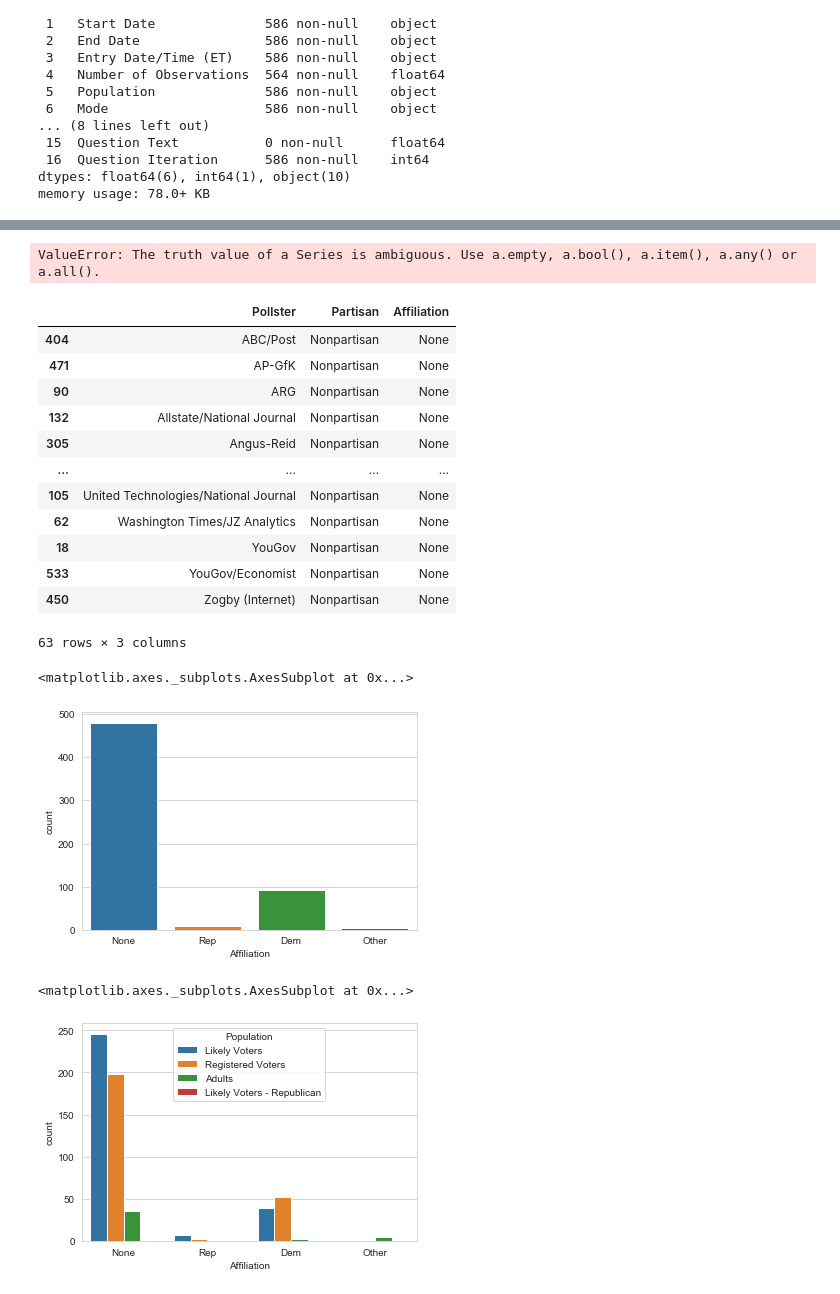
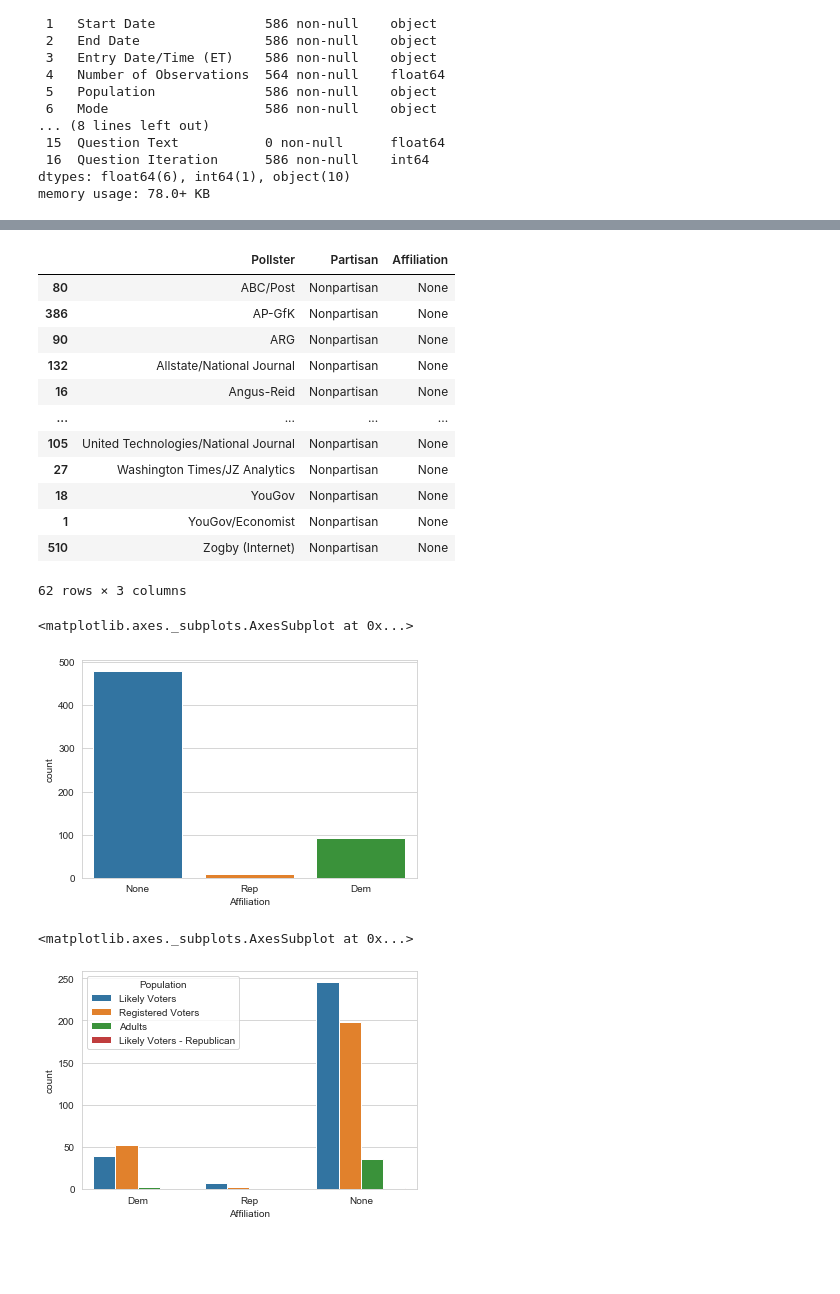
Before and after one commit to fujispooo/datascience, a Jupyter notebook: Lec66(American election).ipynb, the cells around one changed output, grey strips where cells are left out. Saved outputs shown, nothing was run; the diff lists cells and outputs as text; code cells hidden in the pictures; blank space fills up the shorter version.

```diff
--- a/Lec66(American election).ipynb
+++ b/Lec66(American election).ipynb
@@ -61,34 +54,35 @@ poll_df
 # %%
-poll_df = poll_df[(poll_df.Affiliation =='None')  (poll_df.Affiliation =='Dem') or (poll_df.Affiliation =='Rep')]
+# Affiliationのotherを削除した
+poll_df = poll_df[(poll_df.Affiliation =='None') | (poll_df.Affiliation =='Dem') | (poll_df.Affiliation =='Rep')]
-# %% [output]
-ValueError: The truth value of a Series is ambiguous. Use a.empty, a.bool(), a.item(), a.any() or a.all().
 # %%
 poll_df[['Pollster','Partisan','Affiliation']].sort_values('Pollster').drop_duplicates()
 
 # 表記の三列を抜き出す、pollsterのカラムの値に対してソートをかけ、並べ直しを行う
 # %% [output]
 |  | Pollster | Partisan | Affiliation |
-| 404 | ABC/Post | Nonpartisan | None |
-| 471 | AP-GfK | Nonpartisan | None |
+| 80 | ABC/Post | Nonpartisan | None |
+| 386 | AP-GfK | Nonpartisan | None |
 | 90 | ARG | Nonpartisan | None |
 | 132 | Allstate/National Journal | Nonpartisan | None |
-| 305 | Angus-Reid | Nonpartisan | None |
+| 16 | Angus-Reid | Nonpartisan | None |
 | ... | ... | ... | ... |
 | 105 | United Technologies/National Journal | Nonpartisan | None |
-| 62 | Washington Times/JZ Analytics | Nonpartisan | None |
+| 27 | Washington Times/JZ Analytics | Nonpartisan | None |
 | 18 | YouGov | Nonpartisan | None |
-| 533 | YouGov/Economist | Nonpartisan | None |
-| 450 | Zogby (Internet) | Nonpartisan | None |
+| 1 | YouGov/Economist | Nonpartisan | None |
+| 510 | Zogby (Internet) | Nonpartisan | None |
-63 rows × 3 columns
+62 rows × 3 columns
 # %%
 sns.countplot('Affiliation',data=poll_df)
 # %% [output]
 <matplotlib.axes._subplots.AxesSubplot at 0x...>
-[figure, old version]
+[figure, new version]
 # %%
-sns.countplot('Affiliation',data=poll_df,hue='Population')
+sns.countplot('Affiliation',data=poll_df,hue='Population',order=['Dem','Rep','None'])
+
+# 層別化する
 # %% [output]
 <matplotlib.axes._subplots.AxesSubplot at 0x...>
-[figure, old version]
+[figure, new version]
 # %%
 avg = pd.DataFrame(poll_df.mean())
```
Also changed, not shown: parts of 17 cells of this notebook.
